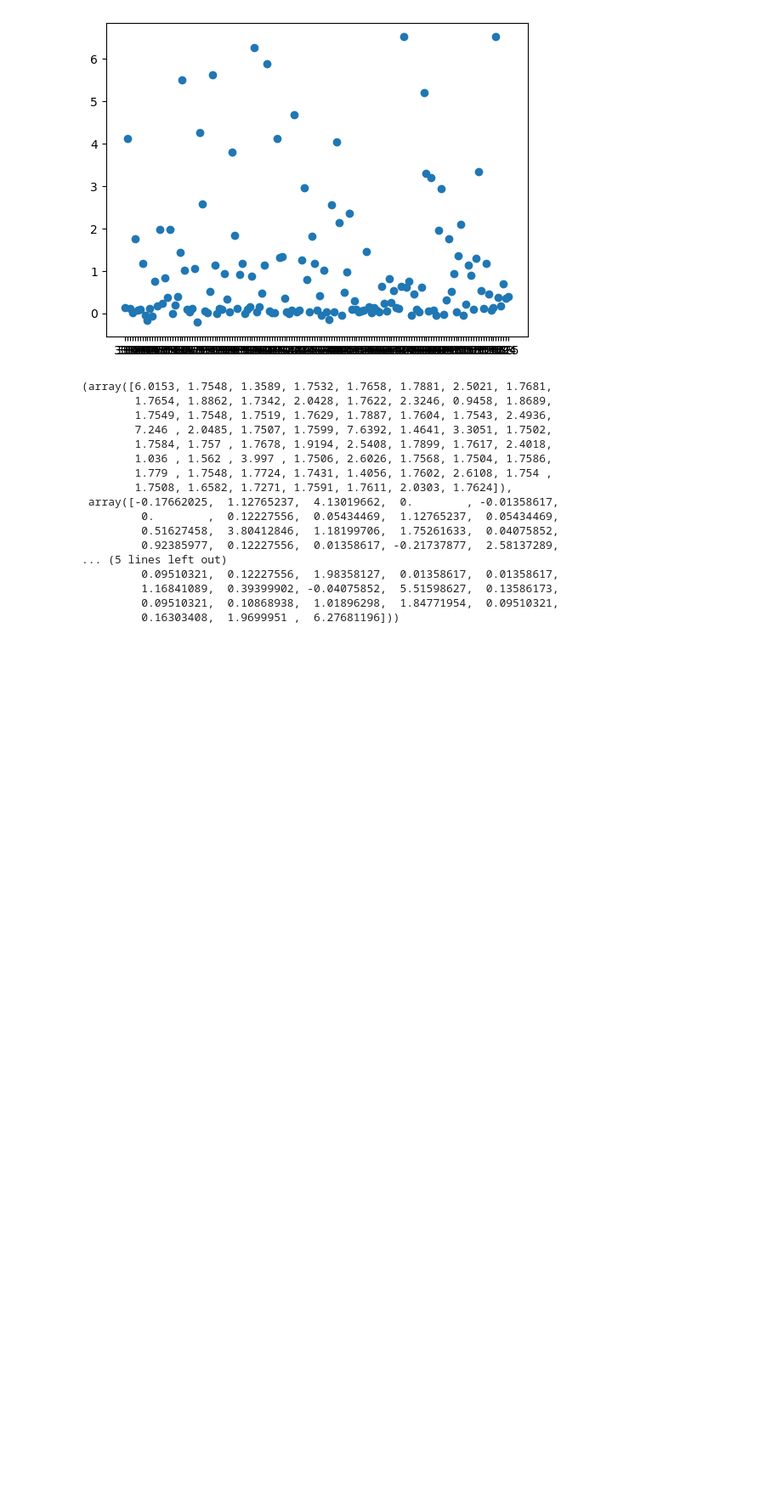
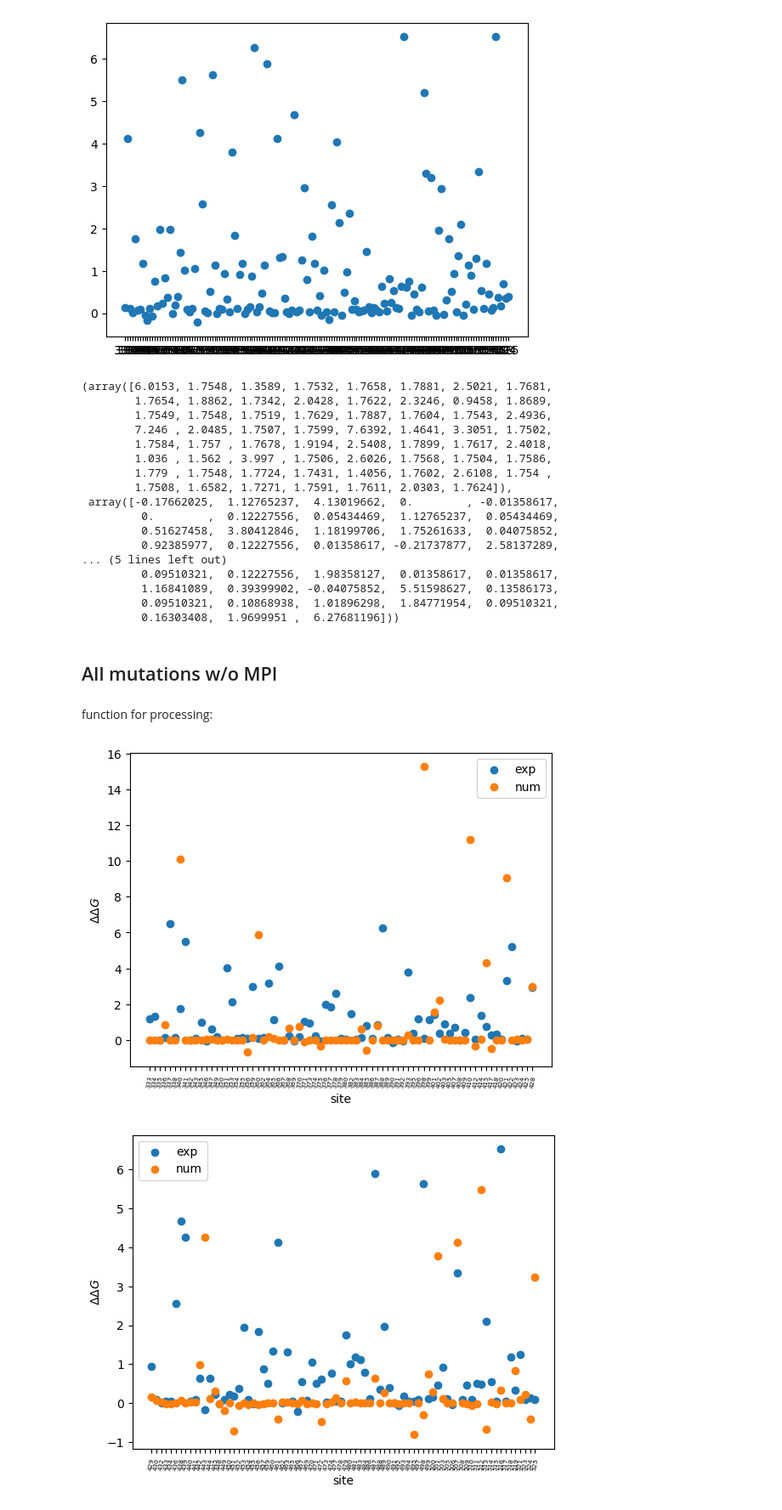
Before and after one commit to fergplace/amber_scripts, a Jupyter notebook: simple_amino_eval_pres.ipynb, the cells around one changed output. Shown at 85% size. Drawn from its saved outputs; the diff is of its cells as text; code cells hidden in the pictures; blank space fills up the shorter version.

```diff
--- a/simple_amino_eval_pres.ipynb
+++ b/simple_amino_eval_pres.ipynb
@@ -395,3 +397,7 @@ num_66_all[mut_arg_idx], del_del_G_all_muts[mut_arg_idx]
          1.16841089,  0.39399902, -0.04075852,  5.51598627,  0.13586173,
          0.09510321,  0.10868938,  1.01896298,  1.84771954,  0.09510321,
          0.16303408,  1.9699951 ,  6.27681196]))
+# %% [markdown]
+## All mutations w/o MPI
+# %% [markdown]
+function for processing:
@@ -397,0 +450,5 @@ num_66_all[mut_arg_idx], del_del_G_all_muts[mut_arg_idx]
+# %%
+exp_v_num_plotter("all_amino_single_core.csv", df_exp_data)
+# %% [output]
+[figure, added]
+[figure, added]
```
Also changed, not shown: parts of 6 cells of this notebook.
